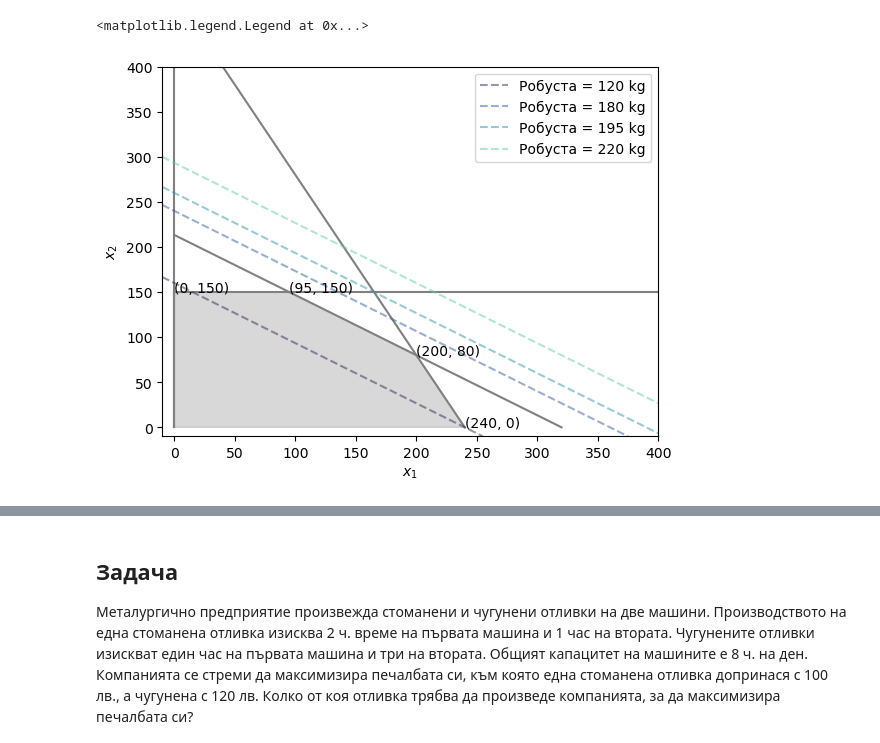
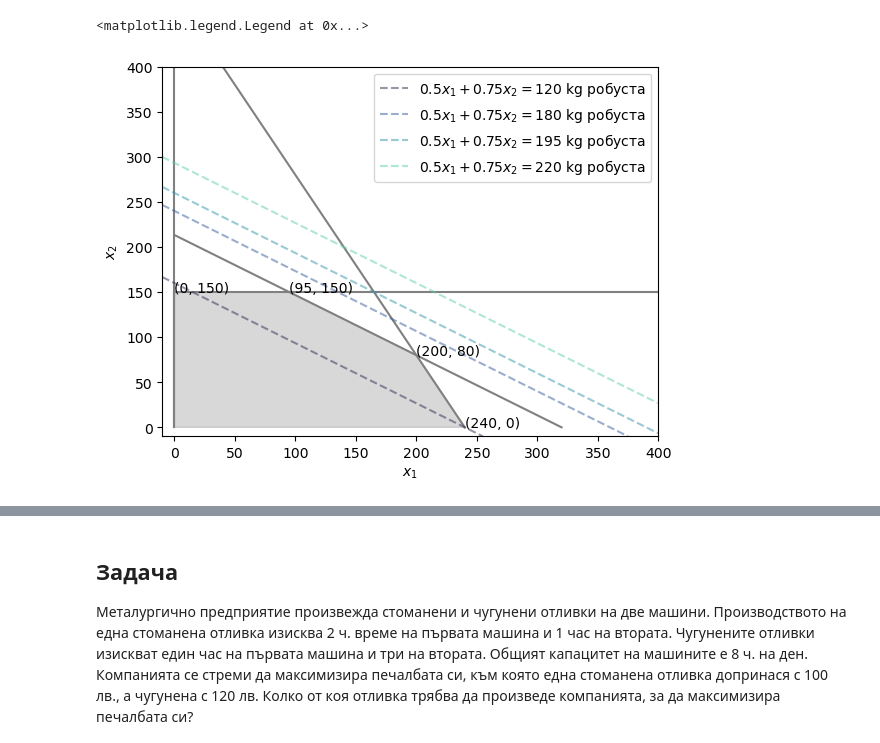
Before and after one commit to febse/opt2024, a Jupyter notebook: 03-Graphical-Method/02-Sensitivity.ipynb, the cells around one changed output, grey strips where cells are left out. Drawn from its saved outputs; the diff is of its cells as text; code cells hidden in the pictures.

```diff
--- a/03-Graphical-Method/02-Sensitivity.ipynb
+++ b/03-Graphical-Method/02-Sensitivity.ipynb
@@ -60,33 +52,33 @@ plt.plot([0, 240], [480, 0], color='grey')
 plt.plot([0, 320], [213.33, 0], color='grey')
 plt.plot([0, 0], [0, 150], color='grey')
 plt.plot([0, 400], [150, 150], color='grey')
 plt.plot([0, 0], [0, 500], color='grey')
 
 plt.fill([0, 0, 95, 200, 240], [0, 150, 150, 80, 0], color='grey', alpha=0.3)
 
 plt.xlim(-10, 400)
 plt.ylim(-10, 400)
 
 plt.xlabel(r'$x_1$')
 plt.ylabel(r'$x_2$')
 
 palette = sns.color_palette("mako", n_colors=4).as_hex()
 
 for idx, q in enumerate([120, 180, 195, 220]):
     plt.axline([0, q / 0.75], slope=-0.5/0.75,
-               label=f"Робуста = {q} kg",
+               label=fr"$0.5x_1 + 0.75 x_2 = {q}$ kg робуста",
                linestyle='--',
                color=palette[idx],
                alpha=0.5
                )
 
 plt.text(0, 150, f"({0}, {150})")
 plt.text(95, 150, f"({95}, {150})")
 plt.text(200, 80, f"({200}, {80})")
 plt.text(240, 0, f"({240}, {0})")
 
 plt.legend(loc=0)
 # %% [output]
 <matplotlib.legend.Legend at 0x...>
-[figure, old version]
+[figure, new version]
 # %% [markdown]
```
Also changed, not shown: parts of 2 cells of this notebook.
